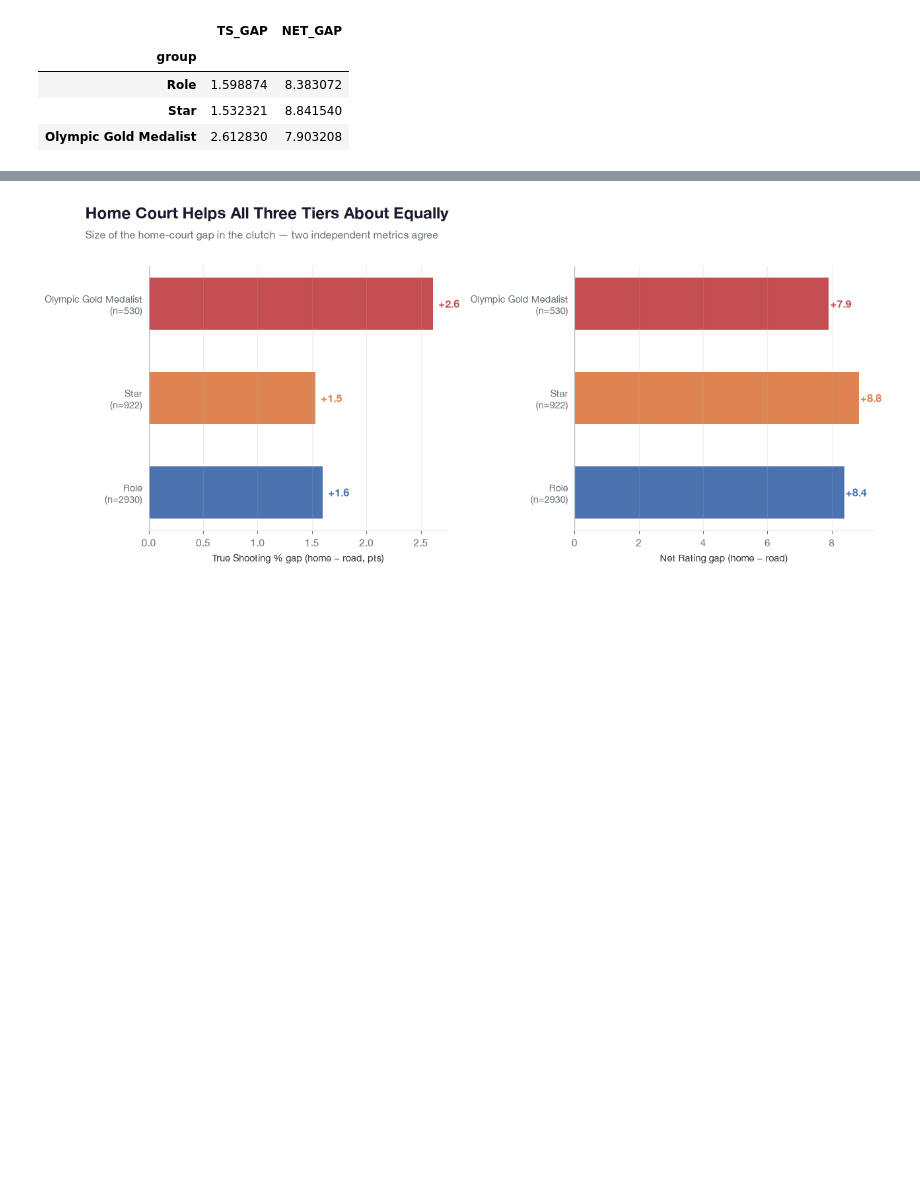
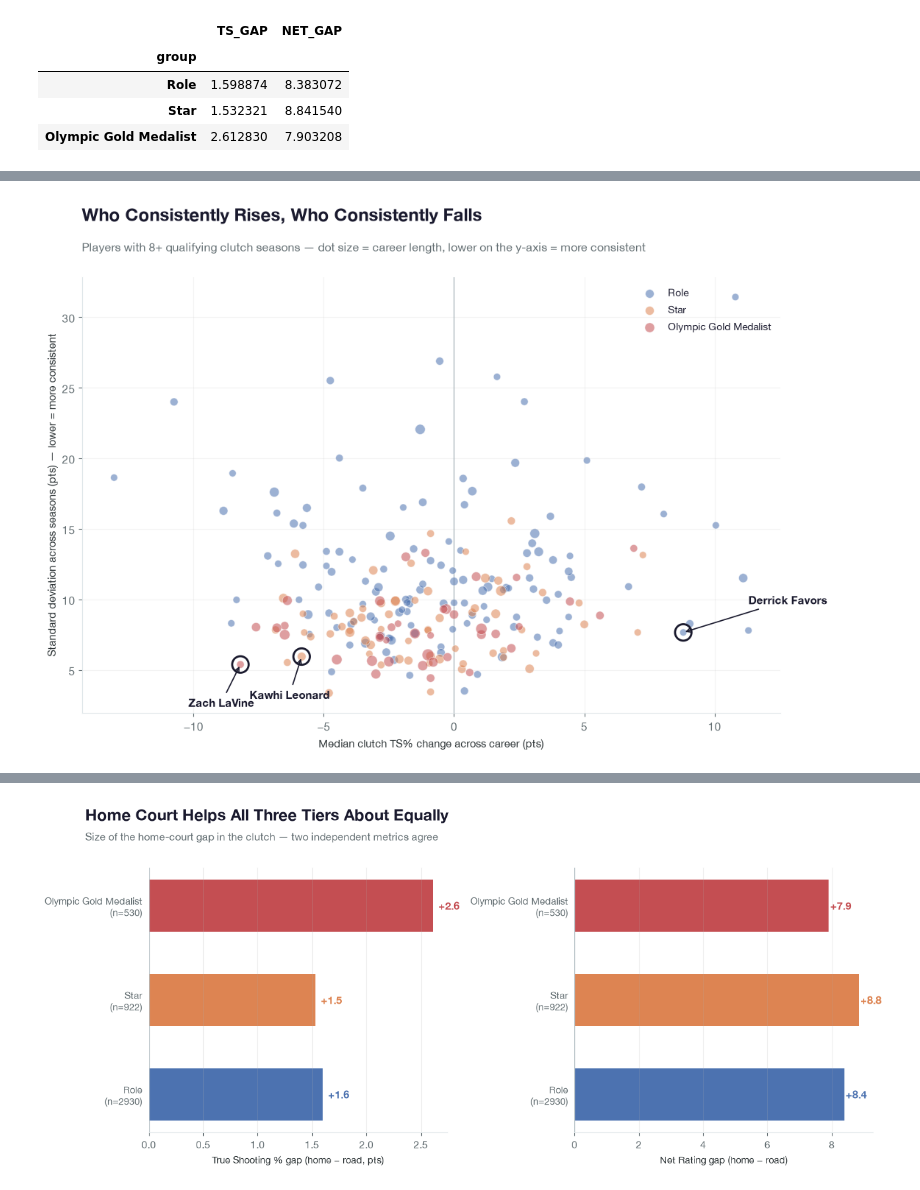
Before and after one commit to DanielBubalo/nba-clutch-reputation-data, a Jupyter notebook: nba_demo_test.ipynb, the cells around one changed output, grey strips where cells are left out. Drawn from its saved outputs; the diff is of its cells as text; code cells hidden in the pictures; blank space fills up the shorter version.

Commit message:
Added specific player data in demo

```diff
--- a/nba_demo_test.ipynb
+++ b/nba_demo_test.ipynb
@@ -598,0 +938,15 @@ tier_gaps
+# %%
+floor = 3  # adjust based on what the describe() output shows
+game_clutch_filtered = game_clutch[game_clutch['fga'] >= floor]
+
+for name in case_players:
+    sub = game_clutch_filtered[game_clutch_filtered['PLAYER_NAME'] == name]
+    if len(sub) == 0:
+        print(f"{name}: no games meet the {floor}+ shot floor")
+        continue
+    best = sub.loc[sub['fg_pct'].idxmax()]
+    worst = sub.loc[sub['fg_pct'].idxmin()]
+    print(f"{name} (n={len(sub)} qualifying games)")
+    print(f"  Best:  {best['GAME_DATE']}  {best['fgm']:.0f}/{best['fga']:.0f} ({best['fg_pct']*100:.0f}%)")
+    print(f"  Worst: {worst['GAME_DATE']}  {worst['fgm']:.0f}/{worst['fga']:.0f} ({worst['fg_pct']*100:.0f}%)")
+    print()
@@ -598,0 +965,5 @@ tier_gaps
+# %%
+for name in case_players:
+    sub = game_clutch_filtered[game_clutch_filtered['PLAYER_NAME'] == name]
+    n_ties_best = (sub['fg_pct'] == sub['fg_pct'].max()).sum()
+    print(f"{name}: {n_ties_best} different games tied at the best percentage ({sub['fg_pct'].max()*100:.0f}%)")
@@ -598,0 +1018,31 @@ tier_gaps
+# %%
+fig, ax = plt.subplots(figsize=(11, 7.5))
+
+for tier in tier_order:
+    sub = consistent[consistent['group'] == tier]
+    ax.scatter(sub['median_ts_delta']*100, sub['std_ts_delta']*100,
+               s=sub['n_seasons']*6, color=tier_colors[tier], alpha=0.55,
+               edgecolor='white', linewidth=0.6, label=tier)
+
+ax.axvline(0, color='#B2BEC3', linewidth=1, zorder=0)
+
+callouts = [('Derrick Favors', 2.5, 2), ('Kawhi Leonard', -2, -3), ('Zach LaVine', -2, -3)]
+for name, dx, dy in callouts:
+    row = consistent[consistent['PLAYER_NAME'] == name].iloc[0]
+    x, y = row['median_ts_delta']*100, row['std_ts_delta']*100
+    ax.scatter([x], [y], s=260, facecolor='none', edgecolor='#1A1A2E', linewidth=2, zorder=5)
+    ax.annotate(name, (x, y), xytext=(x+dx, y+dy), fontsize=10.5, fontweight='bold', color='#1A1A2E',
+                arrowprops=dict(arrowstyle='->', color='#1A1A2E', linewidth=1.2))
+
+ax.set_xlabel('Median clutch TS% change across career (pts)', fontsize=10.5)
+ax.set_ylabel('Standard deviation across seasons (pts) — lower = more consistent', fontsize=10.5)
+ax.spines[['top', 'right']].set_visible(False)
+ax.grid(alpha=0.15)
+ax.legend(loc='upper right', frameon=False, fontsize=10)
+
+add_titles(fig, 'Who Consistently Rises, Who Consistently Falls',
+           'Players with 8+ qualifying clutch seasons — dot size = career length, lower on the y-axis = more consistent')
+plt.tight_layout(rect=[0, 0, 1, 0.9])
+plt.show()
+# %% [output]
+[figure, added]
```
Also changed, not shown: parts of 32 cells of this notebook, 12 other files.
